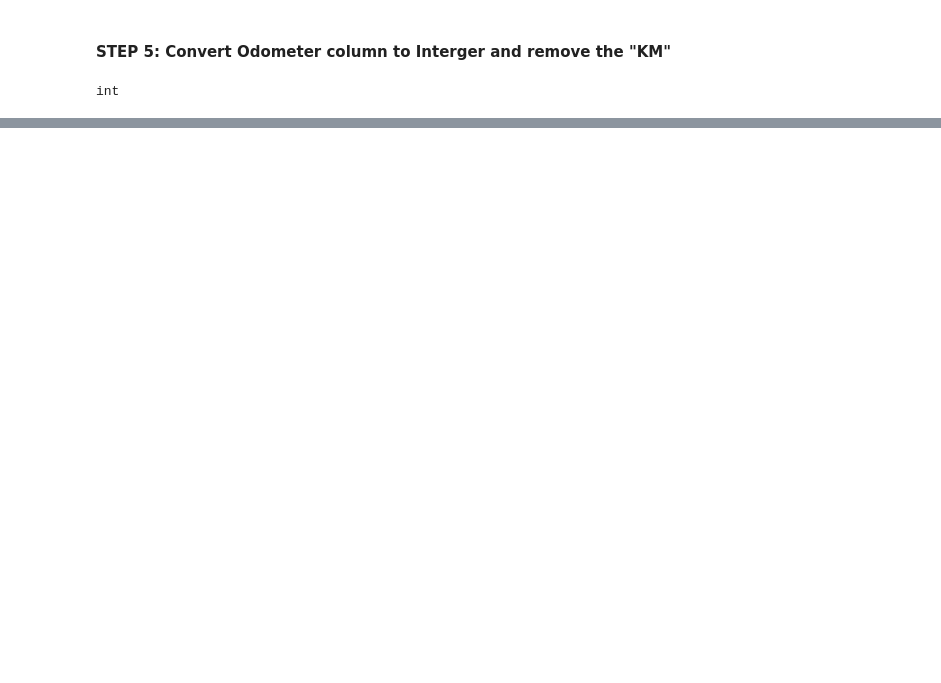
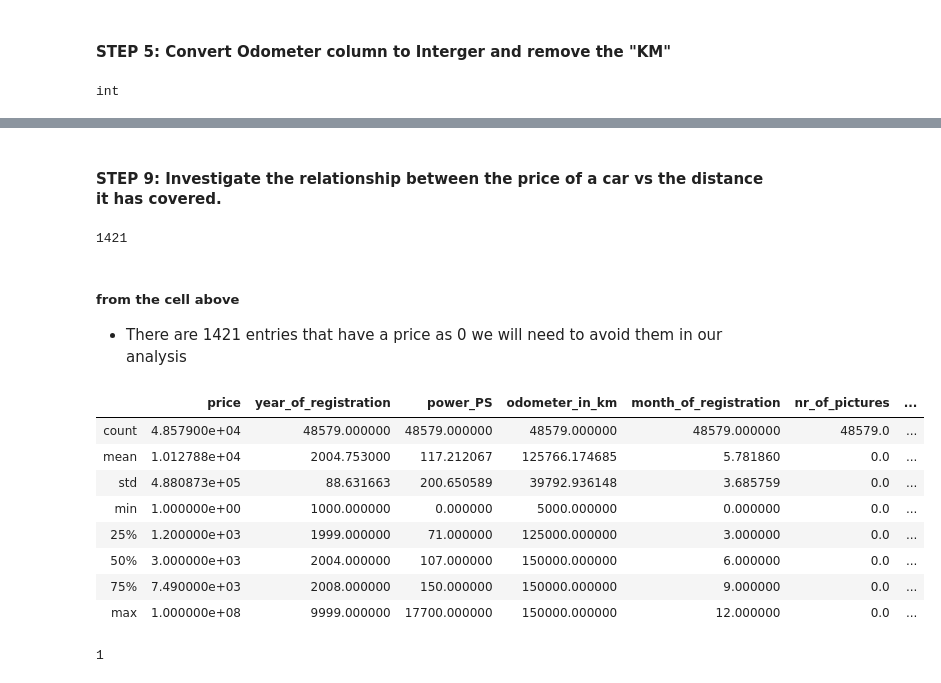
Before and after one commit to ndangalasinh/dataquest_exploring_ebay_car_sales, a Jupyter notebook: dataquest_exploring_ebay_car_sales.ipynb, the cells around one changed output, grey strips where cells are left out. Saved outputs shown, nothing was run; the diff lists cells and outputs as text; code cells hidden in the pictures; blank space fills up the shorter version.

```diff
--- a/dataquest_exploring_ebay_car_sales.ipynb
+++ b/dataquest_exploring_ebay_car_sales.ipynb
@@ -165,0 +212,36 @@ sales_auto
+# %% [markdown]
+#### STEP 9: Investigate the relationship between the price of a car vs the distance it has covered.
+# %%
+#lets look at the price column where the price was zero
+len(sales_auto[sales_auto['price'] == 0])
+# %% [output]
+1421
+# %% [markdown]
+##### from the cell above
+   - There are 1421 entries that have a price as 0 we will need to avoid them in our analysis
+# %%
+price_distance_auto = sales_auto[sales_auto['price'] != 0]
+
+
+
+price_distance_auto.describe()
+# %% [output]
+|  | price | year_of_registration | power_PS | odometer_in_km | month_of_registration | nr_of_pictures | ... |
+| count | 4.857900e+04 | 48579.000000 | 48579.000000 | 48579.000000 | 48579.000000 | 48579.0 | ... |
+| mean | 1.012788e+04 | 2004.753000 | 117.212067 | 125766.174685 | 5.781860 | 0.0 | ... |
+| std | 4.880873e+05 | 88.631663 | 200.650589 | 39792.936148 | 3.685759 | 0.0 | ... |
+| min | 1.000000e+00 | 1000.000000 | 0.000000 | 5000.000000 | 0.000000 | 0.0 | ... |
+| 25% | 1.200000e+03 | 1999.000000 | 71.000000 | 125000.000000 | 3.000000 | 0.0 | ... |
+| 50% | 3.000000e+03 | 2004.000000 | 107.000000 | 150000.000000 | 6.000000 | 0.0 | ... |
+| 75% | 7.490000e+03 | 2008.000000 | 150.000000 | 150000.000000 | 9.000000 | 0.0 | ... |
+| max | 1.000000e+08 | 9999.000000 | 17700.000000 | 150000.000000 | 12.000000 | 0.0 | ... |
+# %%
+plt.scatter(price_distance_auto['price'],h, marker = 'o', color = 'g')
+plt.title('Posts ')
+plt.xlabel('Time in seconds')
+plt.ylabel('Number of comments')
+plt.axvline(x=53000)
+plt.axhline(y=200)
+plt.show()
+# %% [output]
+1
```
Also changed, not shown: parts of 11 cells of this notebook.
